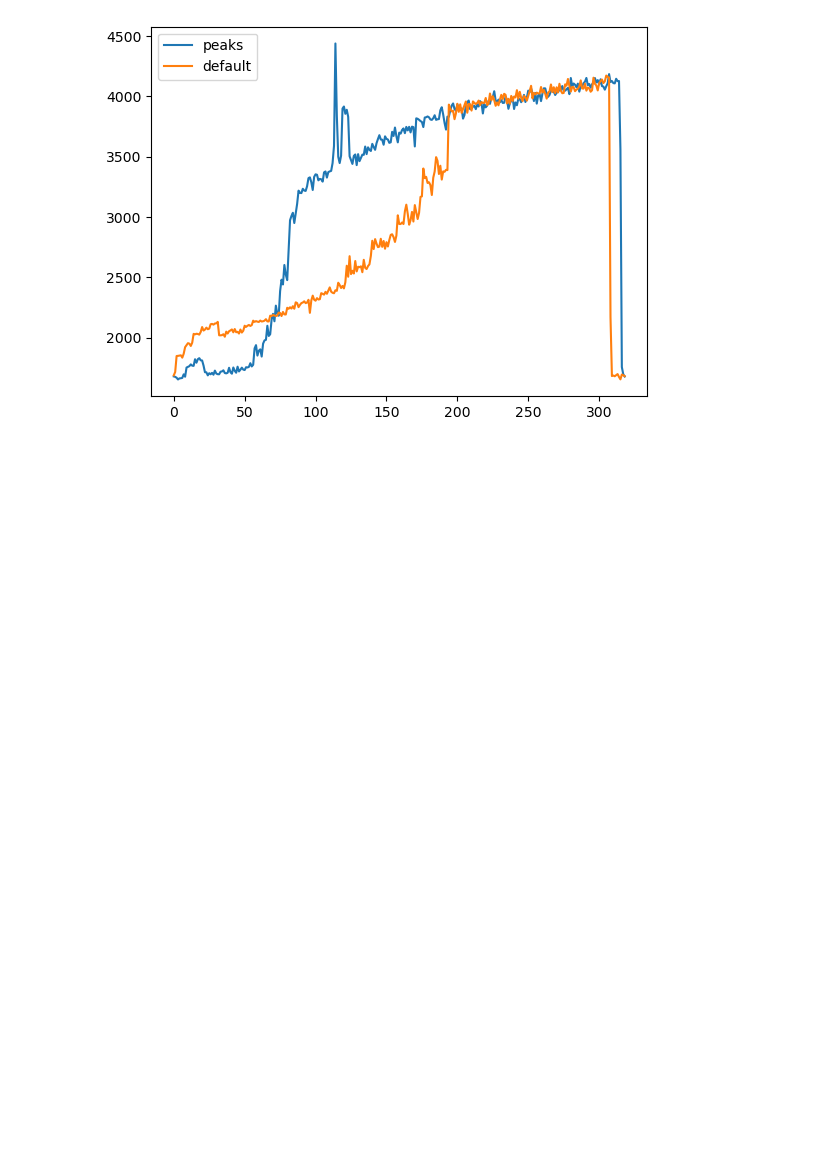
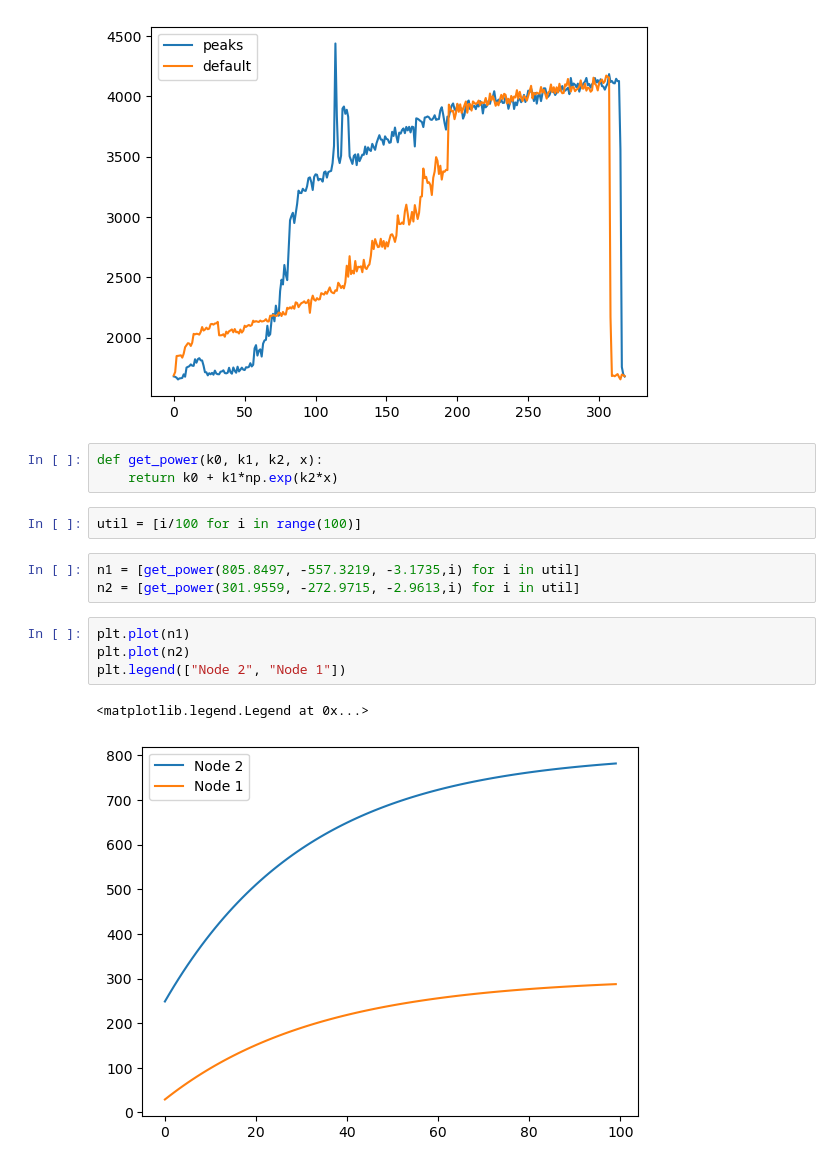
Before and after one commit to sustainable-computing-io/peaks, a Jupyter notebook: power_model/Power saving.ipynb, the cells around one changed output. Saved outputs shown, nothing was run; the diff lists cells and outputs as text; blank space fills up the shorter version.

```diff
--- a/power_model/Power saving.ipynb
+++ b/power_model/Power saving.ipynb
@@ -116,3 +116,18 @@ plt.legend(['peaks', 'default'])
 # %% [output]
 <matplotlib.legend.Legend at 0x...>
 [figure]
+# %%
+def get_power(k0, k1, k2, x):
+    return k0 + k1*np.exp(k2*x)
+# %%
+util = [i/100 for i in range(100)]
+# %%
+n1 = [get_power(805.8497, -557.3219, -3.1735,i) for i in util]
+n2 = [get_power(301.9559, -272.9715, -2.9613,i) for i in util]
+# %%
+plt.plot(n1)
+plt.plot(n2)
+plt.legend(["Node 2", "Node 1"])
+# %% [output]
+<matplotlib.legend.Legend at 0x...>
+[figure, added]
```
Also changed, not shown: 1 other file.
